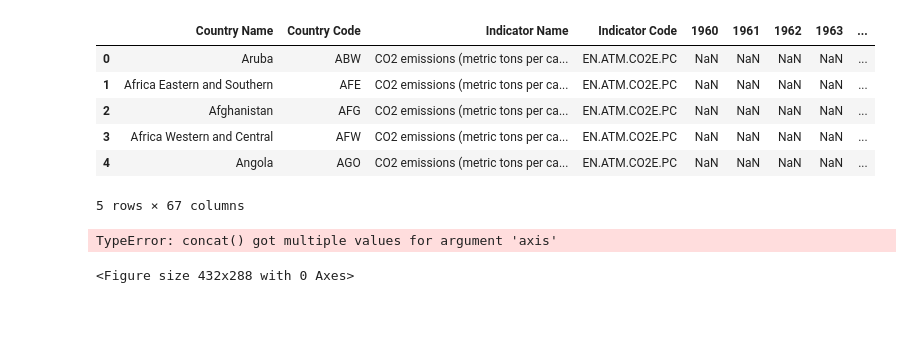
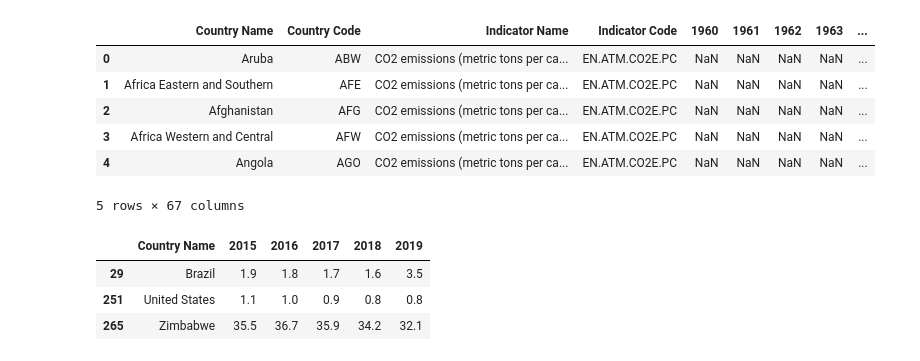
Before and after one commit to st4pzz/APS-CIENCIA-DOS-DADOS, a Jupyter notebook: resolucao.ipynb, the cells around one changed output. Drawn from its saved outputs; the diff is of its cells as text; code cells hidden in the pictures; blank space fills up the shorter version.

```diff
--- a/resolucao.ipynb
+++ b/resolucao.ipynb
@@ -26,64 +26,14 @@ df_APS2.head()
 | 3 | Africa Western and Central | AFW | CO2 emissions (metric tons per ca... | EN.ATM.CO2E.PC | NaN | NaN | NaN | NaN | ... |
 | 4 | Angola | AGO | CO2 emissions (metric tons per ca... | EN.ATM.CO2E.PC | NaN | NaN | NaN | NaN | ... |
 5 rows × 67 columns
-# %%
-df_APS1_brasil = df_APS1[df_APS1['Country Name'] == 'Brazil']
-df_APS1_USA = df_APS1[df_APS1['Country Name'] == 'United States']
-df_APS1_Zimbabwe = df_APS1[df_APS1['Country Name'] == 'Zimbabwe']
-
-df_APS2_brasil = df_APS2[df_APS2['Country Name'] == 'Brazil']
-df_APS2_USA = df_APS2[df_APS2['Country Name'] == 'United States']
-df_APS2_Zimbabwe = df_APS2[df_APS2['Country Name'] == 'Zimbabwe']
-
-# df_inseguranca_alimentar = df_APS1.set_index('Country Name')
-# df_emissao_co2 = df_APS2.set_index('Country Name')
-# df_inseguranca_alimentar = df_APS1[df_APS1['Country Name'] == 'Brazil']
-# df_emissao_co2 = df_APS2[df_APS2['Country Name'] == 'Brazil']
-
-# df_APS1_brasil = df_APS1[df_APS1['Country Name' == 'Brazil' ]]
-# df_APS1_USA = df_APS1[df_APS1['Country Name' == 'United States', ]]
-# df_APS1_zim = df_APS1[df_APS1['Country Name' == 'Zimbabwe', ]]
-
-df_inseguranca_alimentar_brasil = []
-df_inseguranca_alimentar_USA = []
-df_inseguranca_alimentar_zimbabwe = []
-
-df_emissao_co2_brasil = []
-df_emissao_co2_USA = []
-df_emissao_co2_Zimbabwe = []
-
-plt.figure()
-for i in range(2014,2019):
-    df_brasil = pd.concat(df_APS1[str(i)], df_APS2[str(i)], axis=1, join="inner")
-    sns.scatterplot(data=df_brasil)
-    # df_inseguranca_alimentar_brasil.append(df_APS1_brasil[str(i)])
-    # df_inseguranca_alimentar_USA.append(df_APS1_USA[str(i)])
-    # df_inseguranca_alimentar_zimbabwe.append(df_APS1_Zimbabwe[str(i)])
-
-    # df_emissao_co2_brasil.append(df_APS2_brasil[str(i)])
-    # df_emissao_co2_USA.append(df_APS2_USA[str(i)])
-    # df_emissao_co2_Zimbabwe.append(df_APS2_Zimbabwe[str(i)])
-
-
-# print(df_inseguranca_alimentar_brasil)
-# print(df_inseguranca_alimentar_USA)
-# print(df_inseguranca_alimentar_zimbabwe)
-# print(df_emissao_co2_brasil)
-# print(df_emissao_co2_USA)
-# print(df_emissao_co2_Zimbabwe)
-
-# df_APS2.rename(columns = {'2019': 'co2'}, inplace=True)
-
-# df_inseguranca_alimentar = df_APS1['fome']
-# df_emissao_co2 = df_APS2['co2']
-
-# df_brasil = pd.concat(df_inseguranca_alimentar_brasil, df_emissao_co2_brasil)
-
-
-# df = pd.concat((df_inseguranca_alimentar, df_emissao_co2), axis=1, join='inner')
-# df.head()
-# plt.figure(figsize=(3,3), dpi=1000)
-# sns.scatterplot(data=df_brasil, x='fome', y='co2')
-# %% [output]
-TypeError: concat() got multiple values for argument 'axis'
-<Figure size 432x288 with 0 Axes>
+# %%
+# get rows of brasil, usa and zimbabwe
+df_APS1 = df_APS1[df_APS1['Country Name'].isin(['Brazil', 'United States', 'Zimbabwe'])]
+
+df_APS1 = df_APS1[["Country Name", "2015", "2016", "2017", "2018", "2019"]]
+df_APS1.head()
+# %% [output]
+|  | Country Name | 2015 | 2016 | 2017 | 2018 | 2019 |
+| 29 | Brazil | 1.9 | 1.8 | 1.7 | 1.6 | 3.5 |
+| 251 | United States | 1.1 | 1.0 | 0.9 | 0.8 | 0.8 |
+| 265 | Zimbabwe | 35.5 | 36.7 | 35.9 | 34.2 | 32.1 |
```
Also changed, not shown: parts of 2 cells of this notebook.
